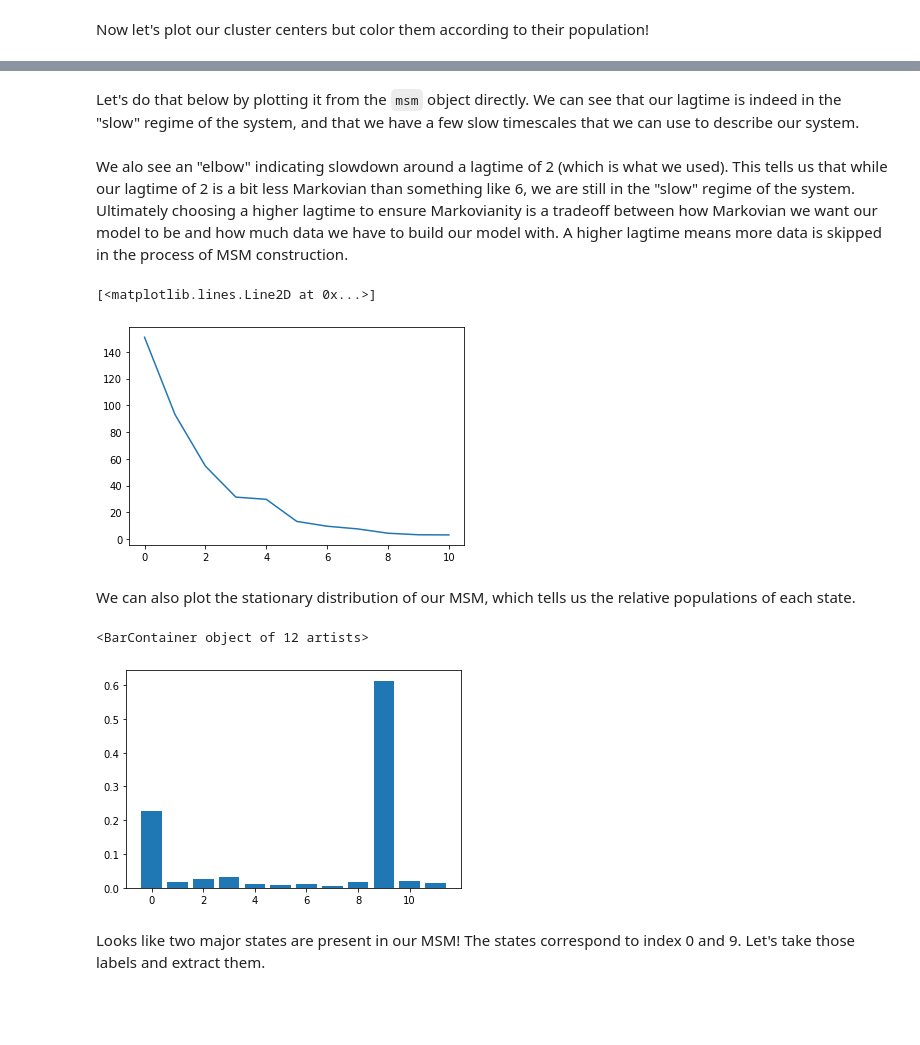
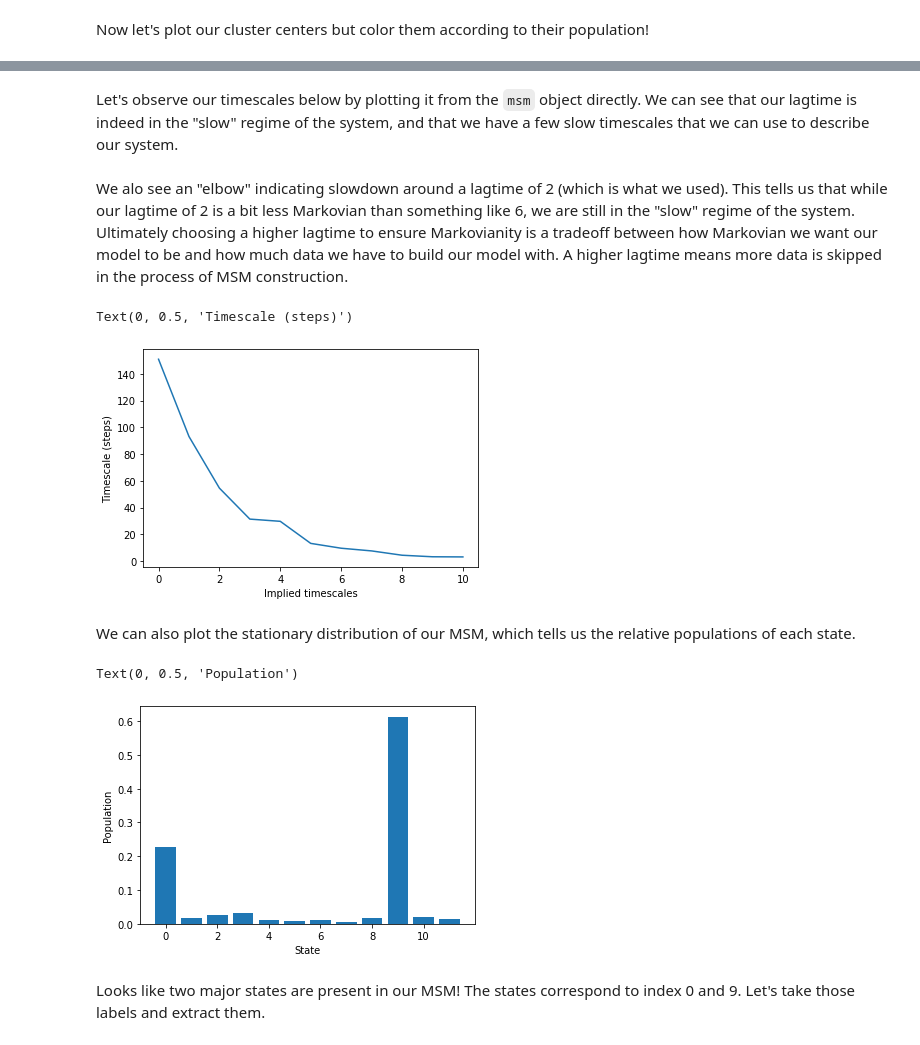
Before and after one commit to sukritsingh/compchem-class, a Jupyter notebook: markov-model.ipynb, the cells around one changed output, grey strips where cells are left out. Saved outputs shown, nothing was run; the diff lists cells and outputs as text; code cells hidden in the pictures; blank space fills up the shorter version.

```diff
--- a/markov-model.ipynb
+++ b/markov-model.ipynb
@@ -171,21 +247,27 @@ Ideally we want the timescales to be relatively flat (linear is okay) as a funct
 # %% [markdown]
-Let's do that below by plotting it from the `msm` object directly. We can see that our lagtime is indeed in the "slow" regime of the system, and that we have a few slow timescales that we can use to describe our system.
+Let's observe our timescales below by plotting it from the `msm` object directly.
+We can see that our lagtime is indeed in the "slow" regime of the system, and
+that we have a few slow timescales that we can use to describe our system.
 # %% [markdown]
 We alo see an "elbow" indicating slowdown around a lagtime of 2 (which is what we used).
 This tells us that while our lagtime of 2 is a bit less Markovian than something like 6, we are still in the "slow" regime of the system.
 Ultimately choosing a higher lagtime to ensure Markovianity is a tradeoff between how Markovian we want our model to be and how much data we have to build our model with. A higher lagtime means more data is skipped in the process of MSM construction.
 # %%
 plt.plot(msm_fit.timescales_)
+plt.xlabel('Implied timescales')
+plt.ylabel('Timescale (steps)')
 # %% [output]
-[<matplotlib.lines.Line2D at 0x...>]
+Text(0, 0.5, 'Timescale (steps)')
-[figure, old version]
+[figure, new version]
 # %% [markdown]
 We can also plot the stationary distribution of our MSM, which tells us the relative populations of each state.
 # %%
 plt.bar(np.arange(msm_fit.n_states_),msm_fit.populations_)
+plt.xlabel('State')
+plt.ylabel('Population')
 # %% [output]
-<BarContainer object of 12 artists>
+Text(0, 0.5, 'Population')
-[figure, old version]
+[figure, new version]
 # %% [markdown]
 Looks like two major states are present in our MSM! The states correspond to index 0 and 9.
 Let's take those labels and extract them.
```
Also changed, not shown: parts of 14 cells of this notebook.
